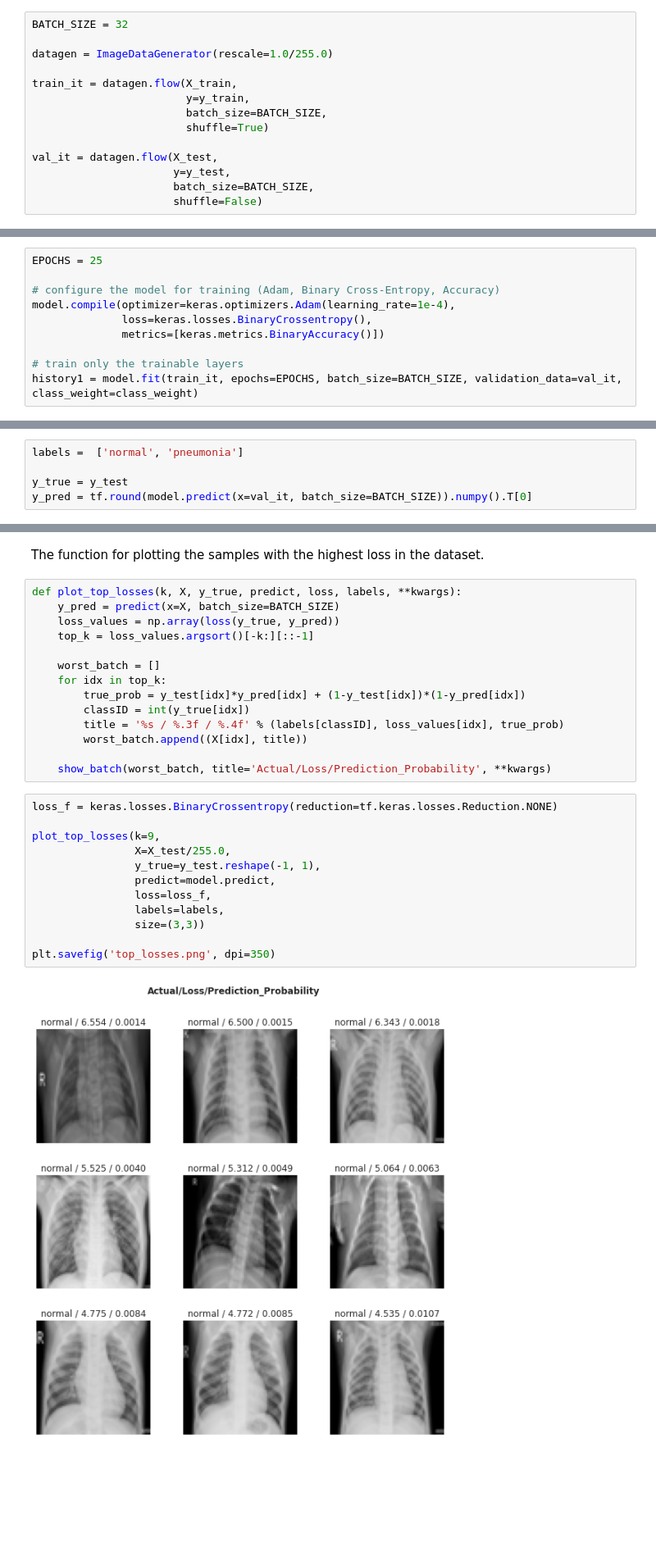
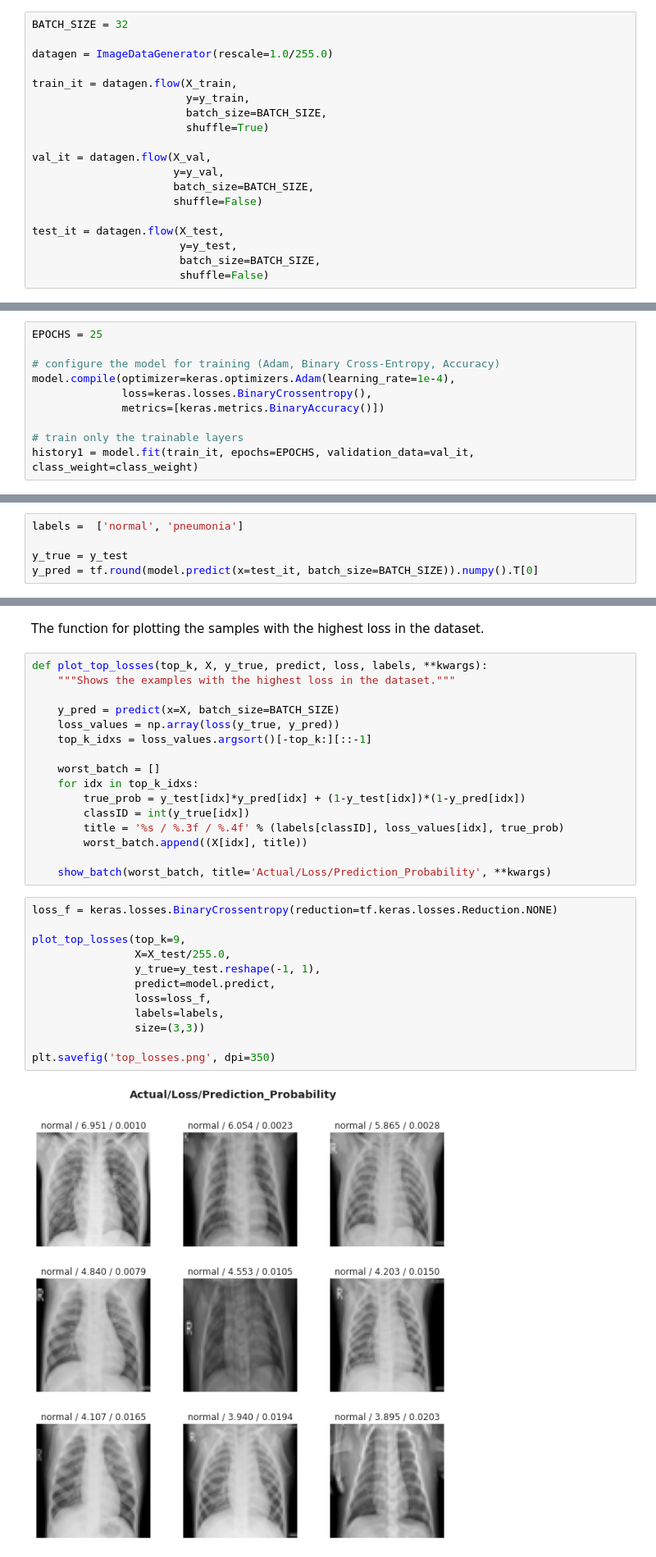
Before and after one commit to mariostrbac/pneumonia-detection-in-chest-xrays, a Jupyter notebook: xray_pneumonia_detection.ipynb, the cells around one changed output, grey strips where cells are left out. Shown at 82% size. Drawn from its saved outputs; the diff is of its cells as text; blank space fills up the shorter version.

Commit message:
modify train-test split and update README.md

```diff
--- a/xray_pneumonia_detection.ipynb
+++ b/xray_pneumonia_detection.ipynb
@@ -368,10 +377,15 @@ train_it = datagen.flow(X_train,
                         batch_size=BATCH_SIZE,
                         shuffle=True)
 
-val_it = datagen.flow(X_test,
-                      y=y_test,
+val_it = datagen.flow(X_val,
+                      y=y_val,
                       batch_size=BATCH_SIZE,
                       shuffle=False)
+
+test_it = datagen.flow(X_test,
+                       y=y_test,
+                       batch_size=BATCH_SIZE,
+                       shuffle=False)
 # %% [markdown]
 ## Model training
 # %% [markdown]
@@ -385,6 +399,6 @@ model.compile(optimizer=keras.optimizers.Adam(learning_rate=1e-4),
               metrics=[keras.metrics.BinaryAccuracy()])
 
 # train only the trainable layers
-history1 = model.fit(train_it, epochs=EPOCHS, batch_size=BATCH_SIZE, validation_data=val_it, class_weight=class_weight)
+history1 = model.fit(train_it, epochs=EPOCHS, validation_data=val_it, class_weight=class_weight)
 # %% [output]
 Epoch 1/25
@@ -484,7 +512,7 @@ show_history(history1.history)
 labels =  ['normal', 'pneumonia']
 
 y_true = y_test
-y_pred = tf.round(model.predict(x=val_it, batch_size=BATCH_SIZE)).numpy().T[0]
+y_pred = tf.round(model.predict(x=test_it, batch_size=BATCH_SIZE)).numpy().T[0]
 # %%
 # compute confusion matrices
 cm = confusion_matrix(y_true=y_test, y_pred=y_pred)
@@ -524,13 +552,15 @@ plt.show()
 # %% [markdown]
 The function for plotting the samples with the highest loss in the dataset.
 # %%
-def plot_top_losses(k, X, y_true, predict, loss, labels, **kwargs):
+def plot_top_losses(top_k, X, y_true, predict, loss, labels, **kwargs):
+    """Shows the examples with the highest loss in the dataset."""
+
     y_pred = predict(x=X, batch_size=BATCH_SIZE)
     loss_values = np.array(loss(y_true, y_pred))
-    top_k = loss_values.argsort()[-k:][::-1]
+    top_k_idxs = loss_values.argsort()[-top_k:][::-1]
 
     worst_batch = []
-    for idx in top_k:
+    for idx in top_k_idxs:
         true_prob = y_test[idx]*y_pred[idx] + (1-y_test[idx])*(1-y_pred[idx])
         classID = int(y_true[idx])
         title = '%s / %.3f / %.4f' % (labels[classID], loss_values[idx], true_prob)
@@ -540,14 +570,14 @@ def plot_top_losses(k, X, y_true, predict, loss, labels, **kwargs):
 # %%
 loss_f = keras.losses.BinaryCrossentropy(reduction=tf.keras.losses.Reduction.NONE)
 
-plot_top_losses(k=9,
+plot_top_losses(top_k=9,
                 X=X_test/255.0,
                 y_true=y_test.reshape(-1, 1),
                 predict=model.predict,
                 loss=loss_f,
                 labels=labels,
                 size=(3,3))
 
 plt.savefig('top_losses.png', dpi=350)
 # %% [output]
-[figure, old version]
+[figure, new version]
```
Also changed, not shown: parts of 27 cells of this notebook, 5 other files.
